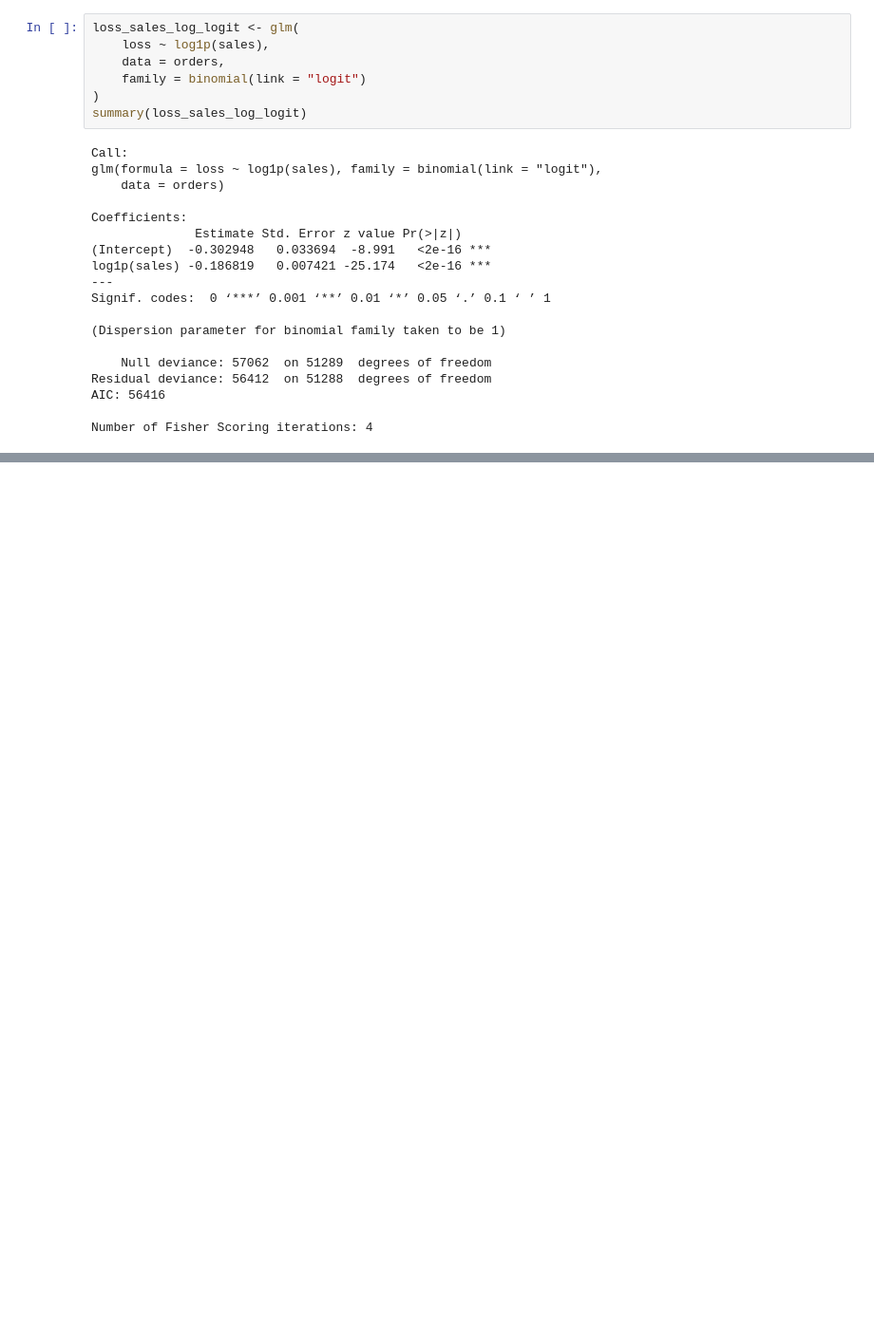
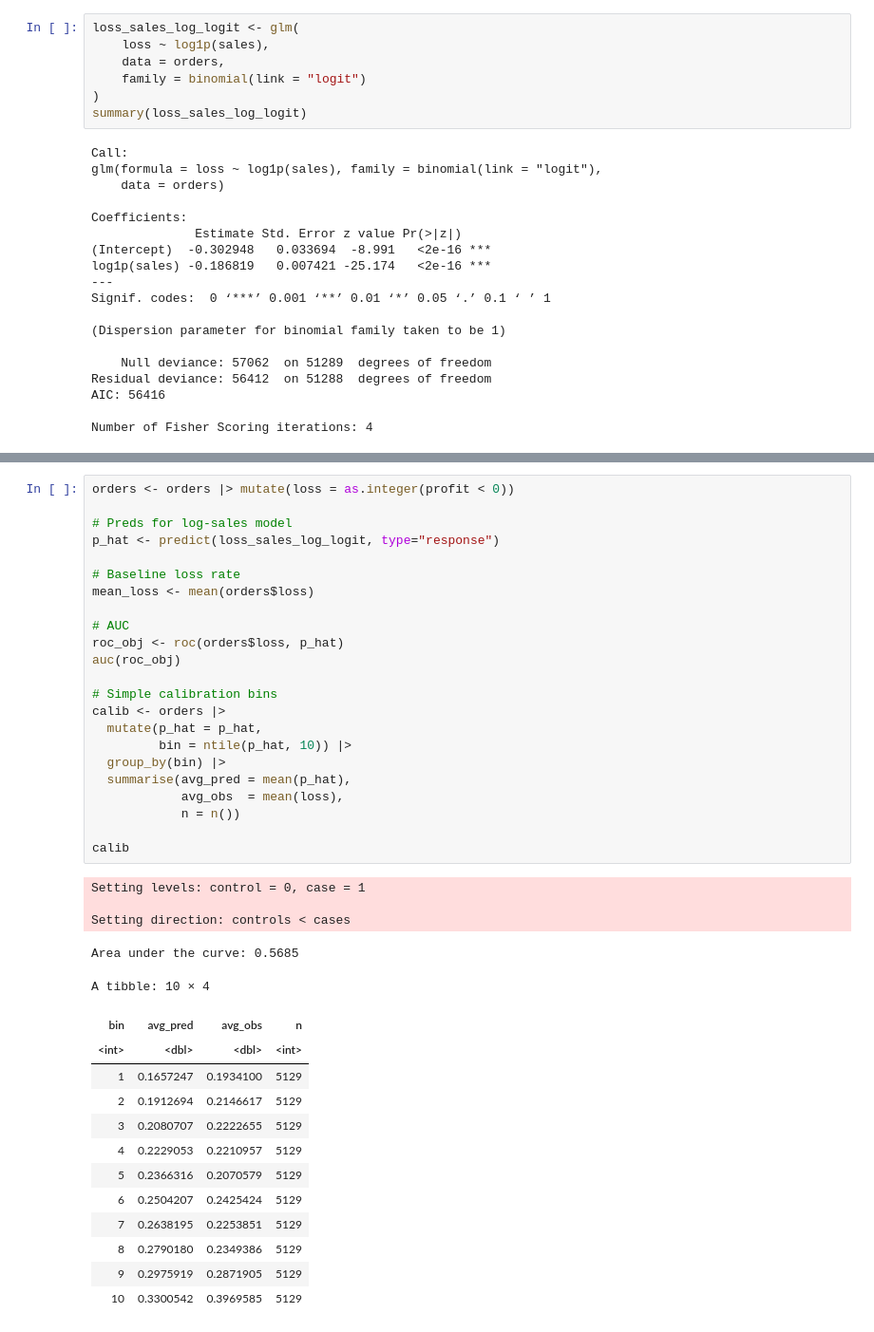
Before and after one commit to aleksiakolo/product-sales-analysis, a Jupyter notebook: notebooks/inferential_statistics/01_product_performance.ipynb, the cells around one changed output, grey strips where cells are left out. Shown at 95% size. Cells and saved outputs as stored; diff of their text form; blank space fills up the shorter version.

```diff
--- a/notebooks/inferential_statistics/01_product_performance.ipynb
+++ b/notebooks/inferential_statistics/01_product_performance.ipynb
@@ -204,0 +276,41 @@ Data were 'prettified'. Consider using `terms="sales [all]"` to get
+# %%
+orders <- orders |> mutate(loss = as.integer(profit < 0))
+
+# Preds for log-sales model
+p_hat <- predict(loss_sales_log_logit, type="response")
+
+# Baseline loss rate
+mean_loss <- mean(orders$loss)
+
+# AUC
+roc_obj <- roc(orders$loss, p_hat)
+auc(roc_obj)
+
+# Simple calibration bins
+calib <- orders |>
+  mutate(p_hat = p_hat,
+         bin = ntile(p_hat, 10)) |>
+  group_by(bin) |>
+  summarise(avg_pred = mean(p_hat),
+            avg_obs  = mean(loss),
+            n = n())
+
+calib
+# %% [output]
+Setting levels: control = 0, case = 1
+
+Setting direction: controls < cases
+Area under the curve: 0.5685
+A tibble: 10 × 4
+| bin | avg_pred | avg_obs | n |
+| <int> | <dbl> | <dbl> | <int> |
+| 1 | 0.1657247 | 0.1934100 | 5129 |
+| 2 | 0.1912694 | 0.2146617 | 5129 |
+| 3 | 0.2080707 | 0.2222655 | 5129 |
+| 4 | 0.2229053 | 0.2210957 | 5129 |
+| 5 | 0.2366316 | 0.2070579 | 5129 |
+| 6 | 0.2504207 | 0.2425424 | 5129 |
+| 7 | 0.2638195 | 0.2253851 | 5129 |
+| 8 | 0.2790180 | 0.2349386 | 5129 |
+| 9 | 0.2975919 | 0.2871905 | 5129 |
+| 10 | 0.3300542 | 0.3969585 | 5129 |
```
Also changed, not shown: parts of 18 cells of this notebook, 5 other files.
